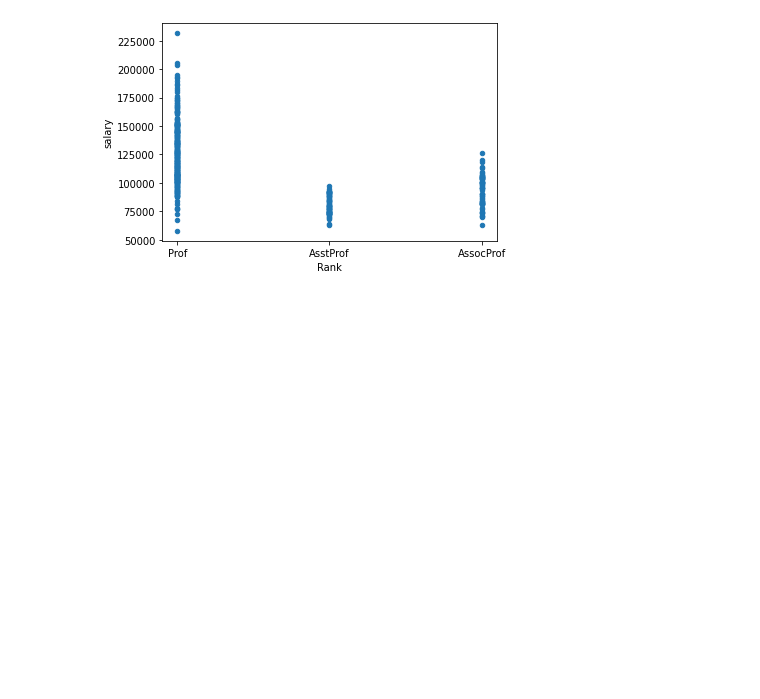
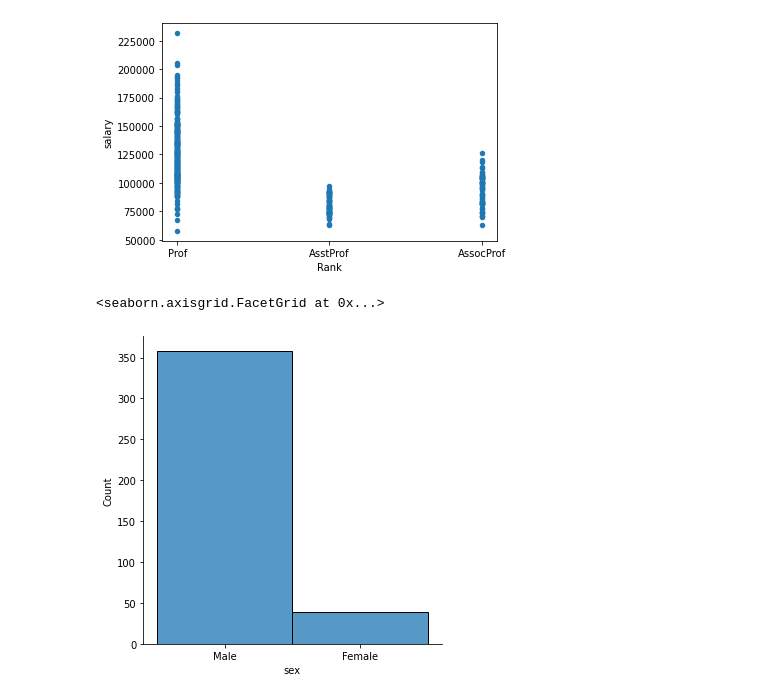
Before and after one commit to hristinalapanova/data_analytics_2, a Jupyter notebook: HWDataAnalytics.ipynb, the cells around one changed output. Saved outputs shown, nothing was run; the diff lists cells and outputs as text; code cells hidden in the pictures; blank space fills up the shorter version.

```diff
--- a/HWDataAnalytics.ipynb
+++ b/HWDataAnalytics.ipynb
@@ -495,3 +498,9 @@ df.plot(x='Rank',y='salary',kind='scatter')
 # %% [output]
 <matplotlib.axes._subplots.AxesSubplot at 0x...>
 [figure]
+# %%
+#sns.jointplot(x='sex',y='salary',bins=50)
+sns.displot(df,x='sex',binwidth=3)
+# %% [output]
+<seaborn.axisgrid.FacetGrid at 0x...>
+[figure, added]
```
Also changed, not shown: parts of 14 cells of this notebook.
